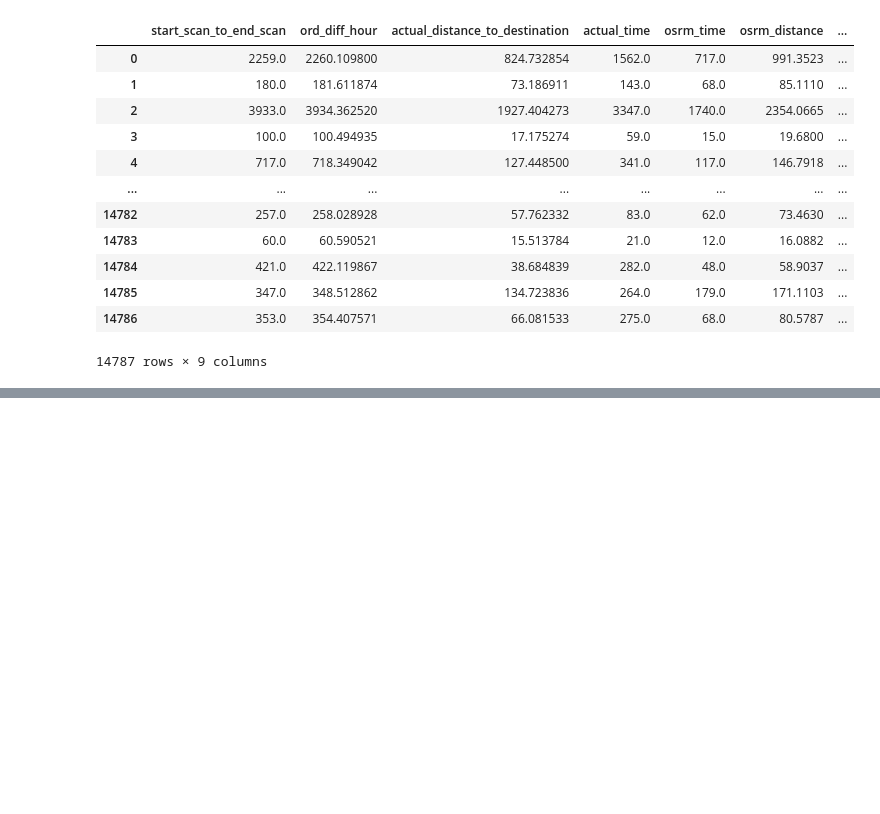
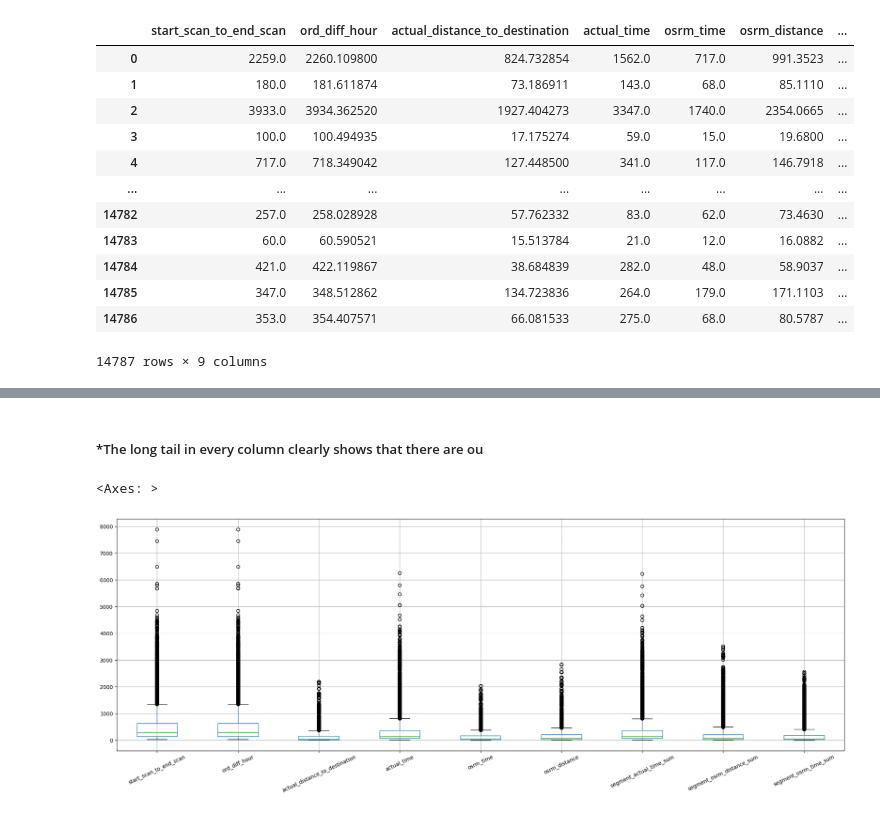
Before and after one commit to Shyamu431/delhivery, a Jupyter notebook: delhivery.ipynb, the cells around one changed output, grey strips where cells are left out. Cells and saved outputs as stored; diff of their text form; code cells hidden in the pictures; blank space fills up the shorter version.

```diff
--- a/delhivery.ipynb
+++ b/delhivery.ipynb
@@ -370,0 +216,7 @@ trip.boxplot()
+# %% [markdown]
+##### *The long tail in every column clearly shows that there are ou
+# %%
+trip.boxplot(rot=25, figsize=(25,8))
+# %% [output]
+<Axes: >
+[figure, added]
```
Also changed, not shown: parts of 17 cells of this notebook.
